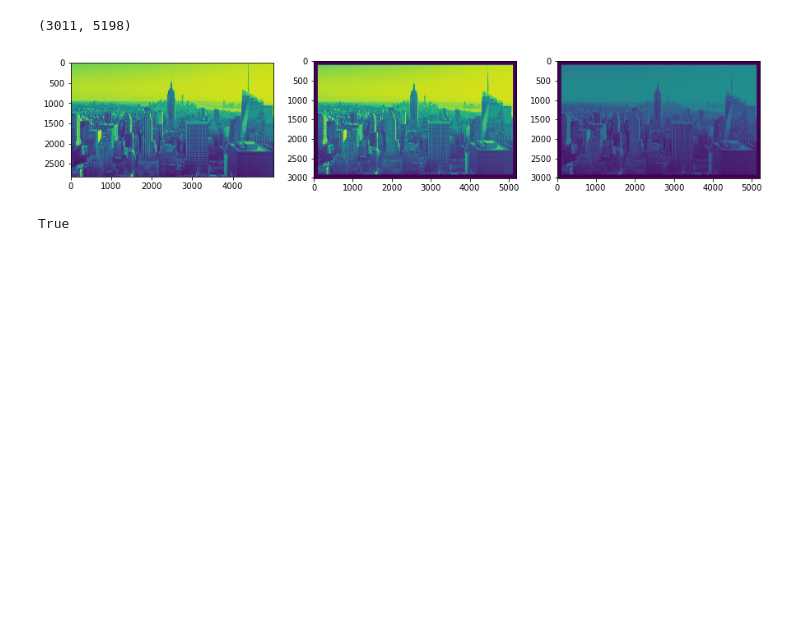
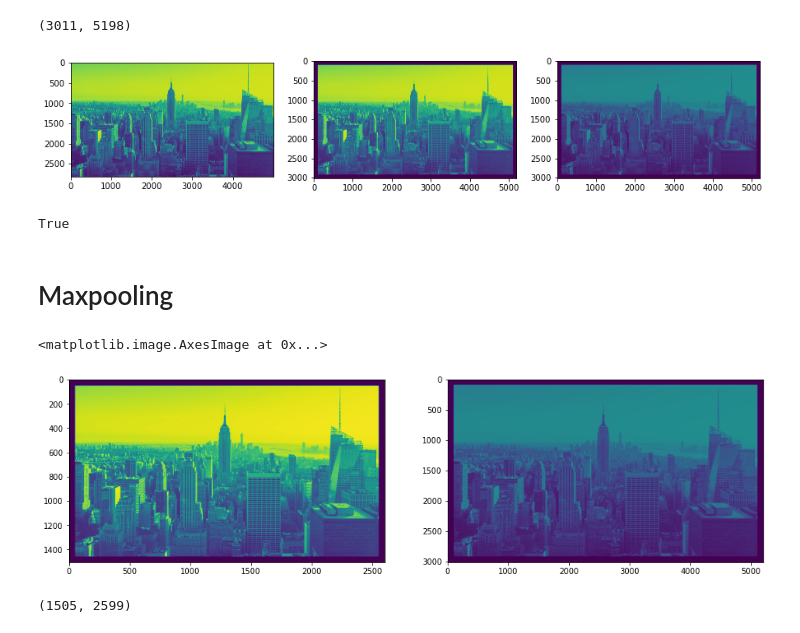
Before and after one commit to karim-moon/basic_deeplearning, a Jupyter notebook: convolution/basic_conv.ipynb, the cells around one changed output. Saved outputs shown, nothing was run; the diff lists cells and outputs as text; code cells hidden in the pictures; blank space fills up the shorter version.

Commit message:
max pooling

```diff
--- a/convolution/basic_conv.ipynb
+++ b/convolution/basic_conv.ipynb
@@ -104,3 +119,51 @@ output_2 = convolution(gray_scale_2, gaussian, padding = 100)
 cv2.imwrite('kernel_2.jpg', output_2)
 # %% [output]
 True
+# %% [markdown]
+# Maxpooling
+# %%
+def max_pooling_2d_valid(input_2d,max_pool_size = (2,2)):
+    x_pool = max_pool_size[0]
+    y_pool = max_pool_size[1]
+
+    x_image_size = input_2d.shape[0]
+    y_image_size = input_2d.shape[1]
+
+    x_output = int(x_image_size/ x_pool)
+    y_output = int(y_image_size/ y_pool)
+
+    output = np.zeros((x_output, y_output))
+
+    for y_pointer in range(y_image_size):
+        if y_pointer > y_image_size - y_pool:
+            break
+
+        if y_pointer % y_pool == 0:
+            for x_pointer in range(x_image_size):
+                if x_pointer > x_image_size - x_pool:
+                    break
+
+                if x_pointer % x_pool == 0:
+                    try:
+                        output[int(x_pointer/x_pool), int(y_pointer/y_pool)] = input_2d[x_pointer: x_pointer + x_pool,
+                                                                                        y_pointer: y_pointer + y_pool].max()
+
+                    except:
+                        break
+
+    return output
+# %%
+max_pooled_image_2 = max_pooling_2d_valid(output_2)
+# %%
+plt.figure(figsize=(16,10))
+plt.subplot(1,2,1)
+plt.imshow(max_pooled_image_2)
+plt.subplot(1,2,2)
+plt.imshow(output_2)
+# %% [output]
+<matplotlib.image.AxesImage at 0x...>
+[figure, added]
+# %%
+max_pooled_image_2.shape
+# %% [output]
+(1505, 2599)
```
Also changed, not shown: parts of 8 cells of this notebook, 2 other files.
